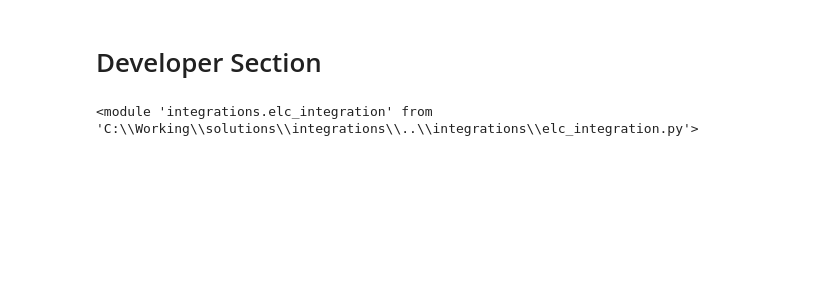
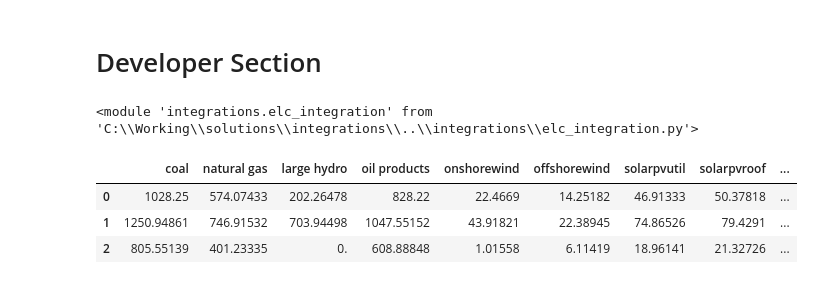
Before and after one commit to ProjectDrawdown/solutions, a Jupyter notebook: integrations/elc_integration.ipynb, the cells around one changed output. Saved outputs shown, nothing was run; the diff lists cells and outputs as text; code cells hidden in the pictures; blank space fills up the shorter version.

```diff
--- a/integrations/elc_integration.ipynb
+++ b/integrations/elc_integration.ipynb
@@ -21,4 +21,12 @@ import importlib
 importlib.reload(elc)
 # %% [output]
 <module 'integrations.elc_integration' from 'C:\\Working\\solutions\\integrations\\..\\integrations\\elc_integration.py'>
+# %%
+df = pd.DataFrame(elc.get_emissions_factors())
+df
+# %% [output]
+|  | coal | natural gas | large hydro | oil products | onshorewind | offshorewind | solarpvutil | solarpvroof | ... |
+| 0 | 1028.25 | 574.07433 | 202.26478 | 828.22 | 22.4669 | 14.25182 | 46.91333 | 50.37818 | ... |
+| 1 | 1250.94861 | 746.91532 | 703.94498 | 1047.55152 | 43.91821 | 22.38945 | 74.86526 | 79.4291 | ... |
+| 2 | 805.55139 | 401.23335 | 0. | 608.88848 | 1.01558 | 6.11419 | 18.96141 | 21.32726 | ... |
 # %%
```
Also changed, not shown: parts of 5 cells of this notebook, 2 other files.
